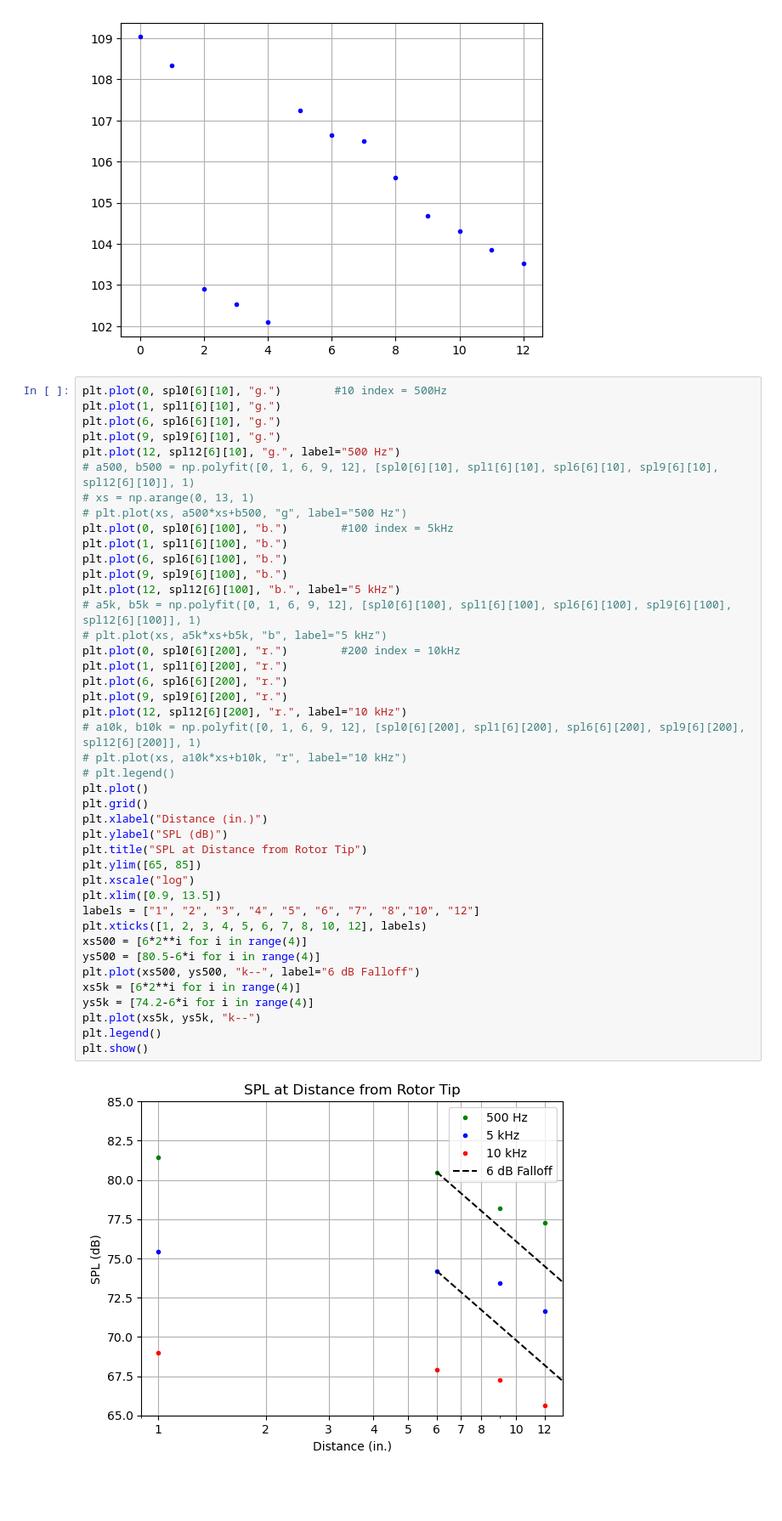
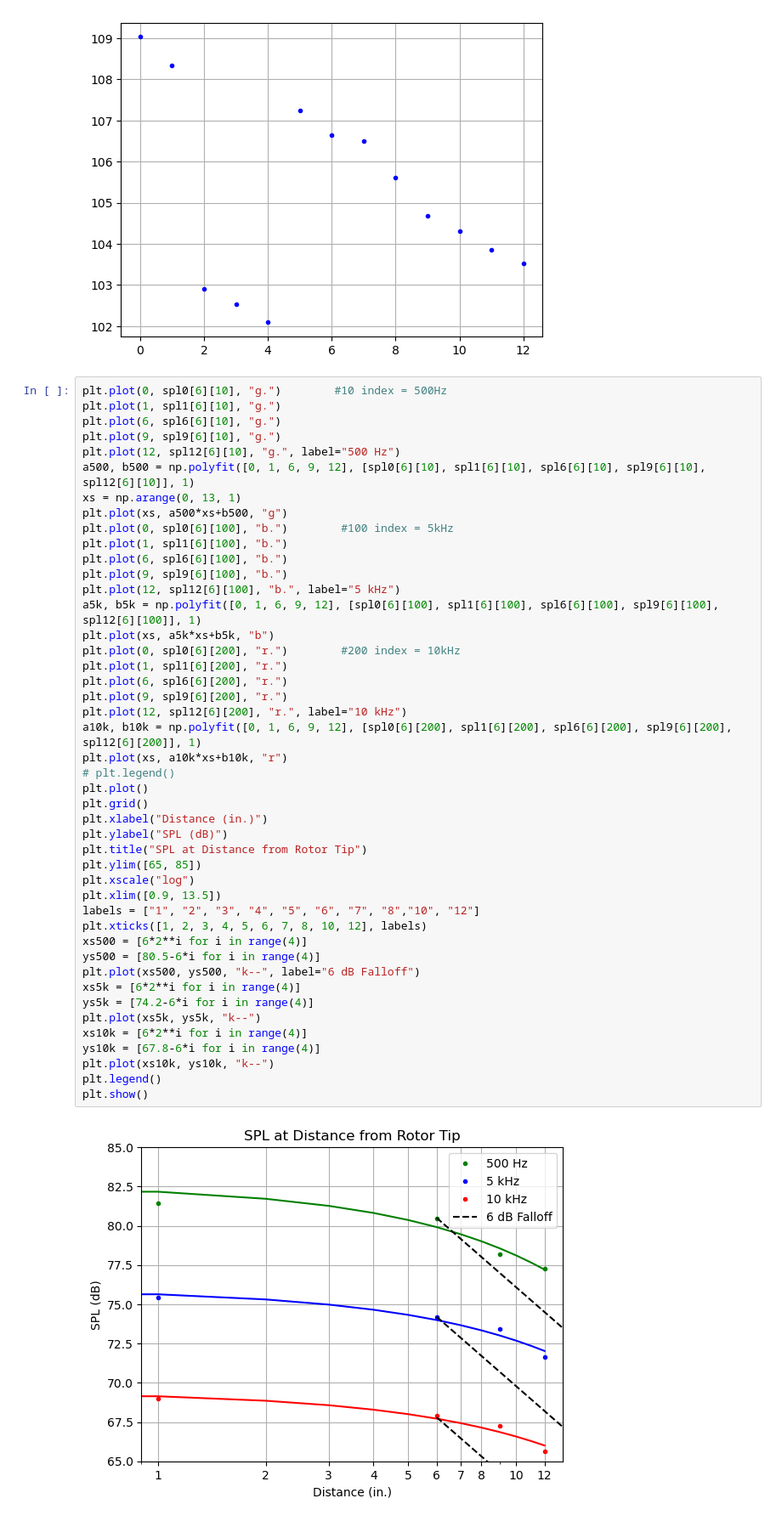
Before and after one commit to sladesladeslade/CuppolettiLab, a Jupyter notebook: Spr 23 UGR/UGRplots.ipynb, the cells around one changed output. Shown: that part at 85% size. Saved outputs shown, nothing was run; the diff lists cells and outputs as text; blank space fills up the shorter version.

Commit message:
good plots

```diff
--- a/Spr 23 UGR/UGRplots.ipynb
+++ b/Spr 23 UGR/UGRplots.ipynb
@@ -121,44 +121,47 @@ plt.plot(1, spl1[6][10], "g.")
 plt.plot(6, spl6[6][10], "g.")
 plt.plot(9, spl9[6][10], "g.")
 plt.plot(12, spl12[6][10], "g.", label="500 Hz")
-# a500, b500 = np.polyfit([0, 1, 6, 9, 12], [spl0[6][10], spl1[6][10], spl6[6][10], spl9[6][10], spl12[6][10]], 1)
-# xs = np.arange(0, 13, 1)
-# plt.plot(xs, a500*xs+b500, "g", label="500 Hz")
+a500, b500 = np.polyfit([0, 1, 6, 9, 12], [spl0[6][10], spl1[6][10], spl6[6][10], spl9[6][10], spl12[6][10]], 1)
+xs = np.arange(0, 13, 1)
+plt.plot(xs, a500*xs+b500, "g")
 plt.plot(0, spl0[6][100], "b.")        #100 index = 5kHz
 plt.plot(1, spl1[6][100], "b.")
 plt.plot(6, spl6[6][100], "b.")
 plt.plot(9, spl9[6][100], "b.")
 plt.plot(12, spl12[6][100], "b.", label="5 kHz")
-# a5k, b5k = np.polyfit([0, 1, 6, 9, 12], [spl0[6][100], spl1[6][100], spl6[6][100], spl9[6][100], spl12[6][100]], 1)
-# plt.plot(xs, a5k*xs+b5k, "b", label="5 kHz")
+a5k, b5k = np.polyfit([0, 1, 6, 9, 12], [spl0[6][100], spl1[6][100], spl6[6][100], spl9[6][100], spl12[6][100]], 1)
+plt.plot(xs, a5k*xs+b5k, "b")
 plt.plot(0, spl0[6][200], "r.")        #200 index = 10kHz
 plt.plot(1, spl1[6][200], "r.")
 plt.plot(6, spl6[6][200], "r.")
 plt.plot(9, spl9[6][200], "r.")
 plt.plot(12, spl12[6][200], "r.", label="10 kHz")
-# a10k, b10k = np.polyfit([0, 1, 6, 9, 12], [spl0[6][200], spl1[6][200], spl6[6][200], spl9[6][200], spl12[6][200]], 1)
-# plt.plot(xs, a10k*xs+b10k, "r", label="10 kHz")
+a10k, b10k = np.polyfit([0, 1, 6, 9, 12], [spl0[6][200], spl1[6][200], spl6[6][200], spl9[6][200], spl12[6][200]], 1)
+plt.plot(xs, a10k*xs+b10k, "r")
 # plt.legend()
 plt.plot()
 plt.grid()
 plt.xlabel("Distance (in.)")
 plt.ylabel("SPL (dB)")
 plt.title("SPL at Distance from Rotor Tip")
 plt.ylim([65, 85])
 plt.xscale("log")
 plt.xlim([0.9, 13.5])
 labels = ["1", "2", "3", "4", "5", "6", "7", "8","10", "12"]
 plt.xticks([1, 2, 3, 4, 5, 6, 7, 8, 10, 12], labels)
 xs500 = [6*2**i for i in range(4)]
 ys500 = [80.5-6*i for i in range(4)]
 plt.plot(xs500, ys500, "k--", label="6 dB Falloff")
 xs5k = [6*2**i for i in range(4)]
 ys5k = [74.2-6*i for i in range(4)]
 plt.plot(xs5k, ys5k, "k--")
+xs10k = [6*2**i for i in range(4)]
+ys10k = [67.8-6*i for i in range(4)]
+plt.plot(xs10k, ys10k, "k--")
 plt.legend()
 plt.show()
 # %% [output]
-[figure, old version]
+[figure, new version]
 # %%
 plt.plot(2, troyspl2[6][10], "g.")
 plt.plot(4, troyspl4[6][10], "g.")
```
